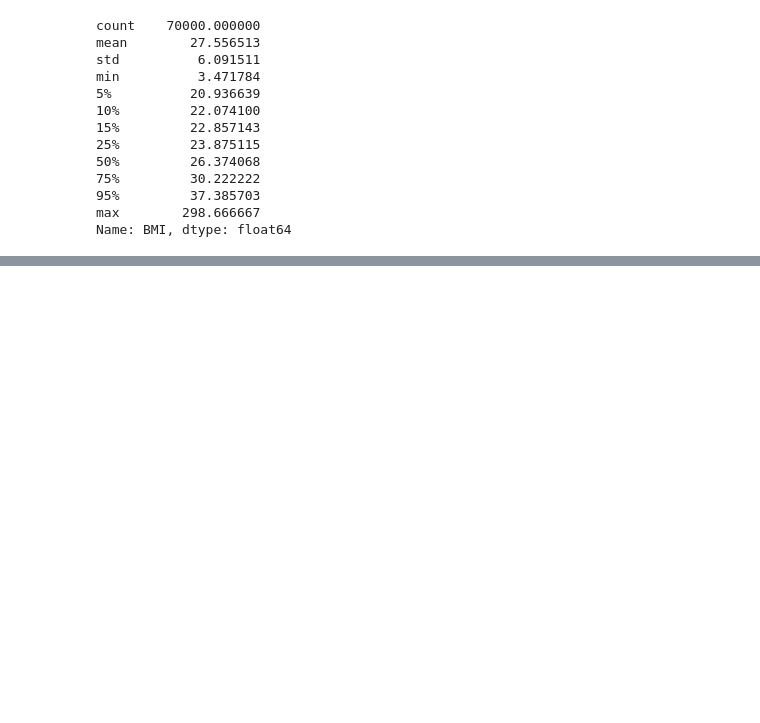
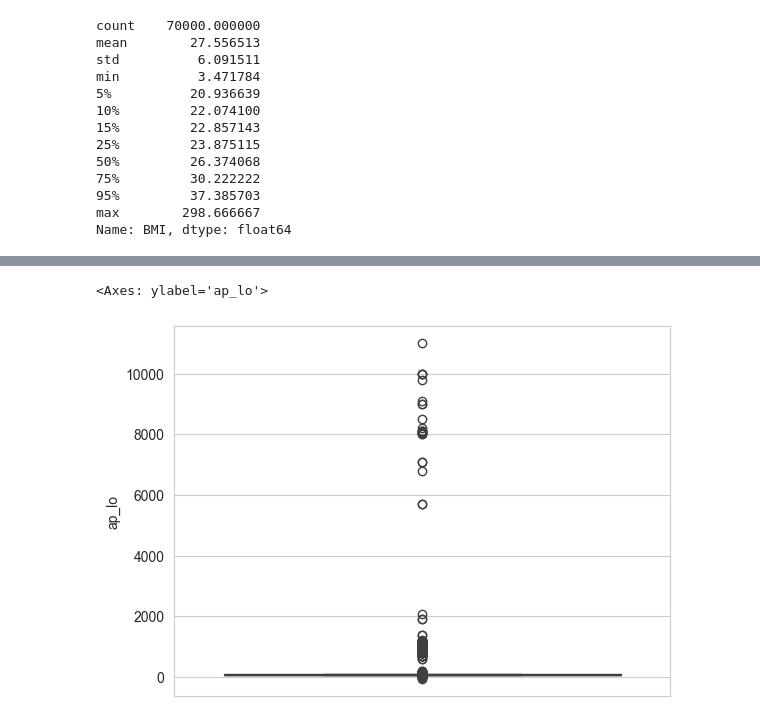
Before and after one commit to HanFredriksson/AI-plugg-filer-Hannes-Fredriksson, a Jupyter notebook: Maskininlärning/Labb/Laboration_1_Medical_Prediction/TestPad.ipynb, the cells around one changed output, grey strips where cells are left out. Drawn from its saved outputs; the diff is of its cells as text; code cells hidden in the pictures; blank space fills up the shorter version.

```diff
--- a/Maskininlärning/Labb/Laboration_1_Medical_Prediction/TestPad.ipynb
+++ b/Maskininlärning/Labb/Laboration_1_Medical_Prediction/TestPad.ipynb
@@ -128,0 +198,5 @@ sns.boxplot(cardio_data["BMI"])
+# %%
+sns.boxplot(cardio_data["ap_lo"])
+# %% [output]
+<Axes: ylabel='ap_lo'>
+[figure, added]
```
Also changed, not shown: parts of 15 cells of this notebook, 1 other file.
